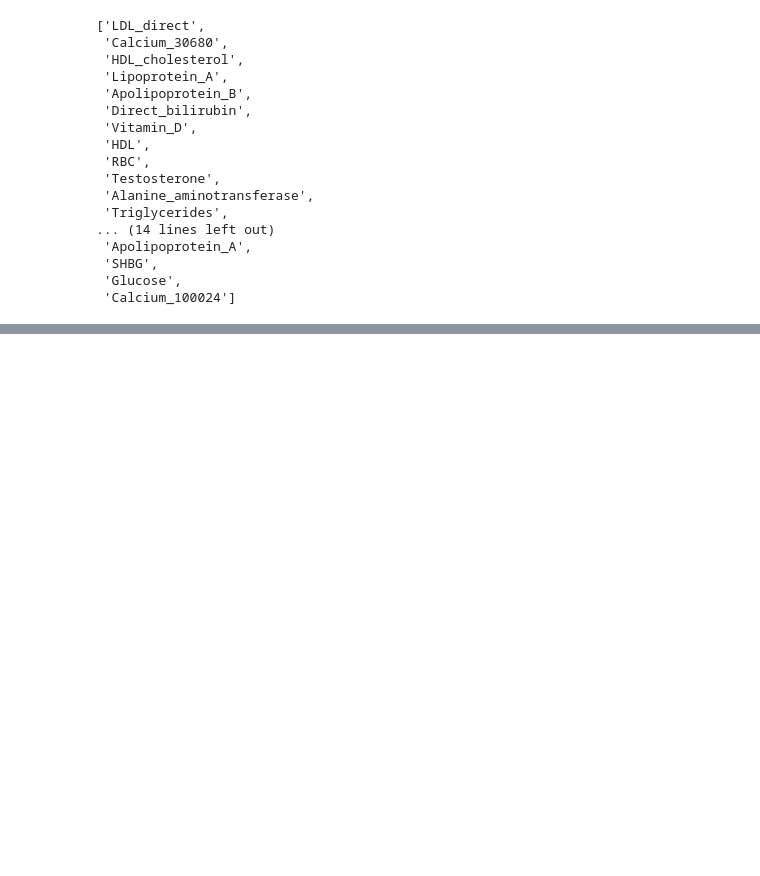
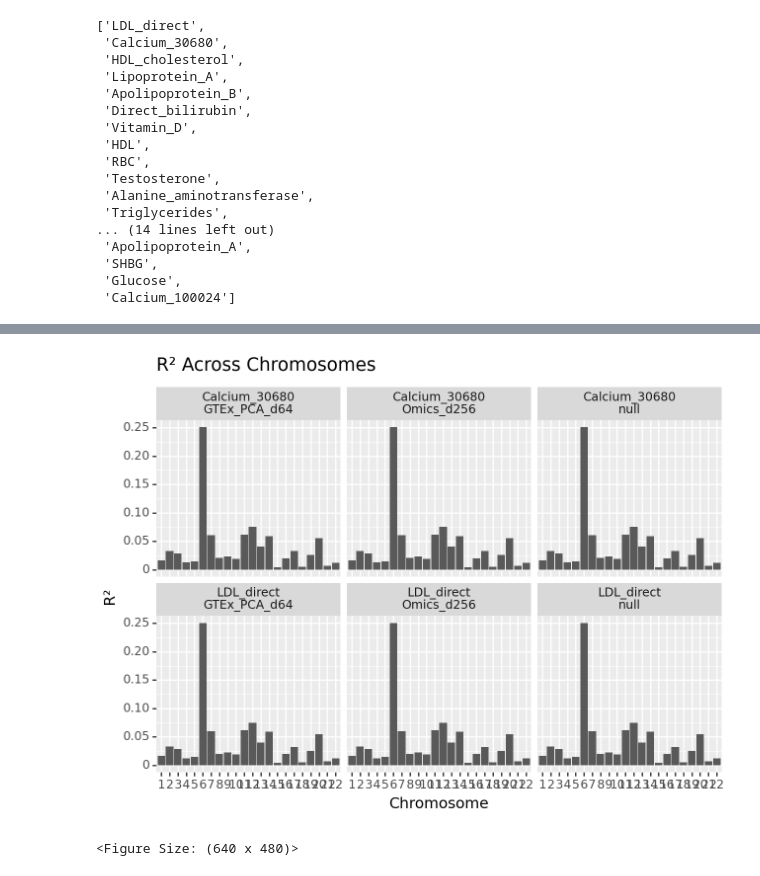
Before and after one commit to niklasbuehler/functional-gene-embeddings, a Jupyter notebook: notebooks/Evaluation.ipynb, the cells around one changed output, grey strips where cells are left out. Drawn from its saved outputs; the diff is of its cells as text; code cells hidden in the pictures; blank space fills up the shorter version.

```diff
--- a/notebooks/Evaluation.ipynb
+++ b/notebooks/Evaluation.ipynb
@@ -125,8 +123,6 @@ def project_Y_back(Ls, res, gene_lists):
         temp = res.set_index("GENE").reindex(gene_lists[i]).reset_index()
 
         LYs.append(pd.DataFrame({"GENE": temp.dropna().GENE,
-                                 "pred_null": np.matmul(L[~temp.pred_LY_null.isna(), :][:, ~temp.pred_LY_null.isna()],
-                                                   temp.dropna().pred_LY_null),
                                  "pred": np.matmul(L[~temp.pred_LY.isna(), :][:, ~temp.pred_LY.isna()],
                                                    temp.dropna().pred_LY),
                                  }))
@@ -239,20 +223,24 @@ def get_results(traits, model_names):
 # %% [markdown]
 ## Plotting
 # %%
-def r2_per_chrom(reg_results):
-    print("Per chrom R2 (full):")
+def r2_per_chrom(results):
 
-    per_chrom_r2 = []
-    for i in range(1, 23):
-        res_tmp = reg_results.query("CHR == @i")
-        r2 = scipy.stats.pearsonr(res_tmp.ZSTAT, res_tmp.pred)[0]**2
-        per_chrom_r2.append(r2)
-        print(r2)
+    plot_data = []
 
-    chromosomes = list(range(1, 23))
-    df = pd.DataFrame({'Chromosome': chromosomes, 'R2': per_chrom_r2})
+    for res in results:
+        per_chrom_r2 = []
+        for i in range(1, 23):
+            res_tmp = reg_results.query("CHR == @i")
+            r2 = scipy.stats.pearsonr(res_tmp.ZSTAT, res_tmp.pred)[0]**2
+            per_chrom_r2.append(r2)
 
-    # Plot R^2 values across chromosomes
-    return (ggplot(df, aes(x='factor(Chromosome)', y='R2')) +
+        chromosomes = list(range(1, 23))
+        df = pd.DataFrame({'trait': res['trait'], 'model': res['name'], 'chrom': chromosomes, 'r2': per_chrom_r2})
+        plot_data.append(df)
+
+    plot_data = pd.concat(plot_data)
+
+    return (ggplot(plot_data, aes(x='factor(chrom)', y='r2')) +
+     facet_wrap(['trait', 'model']) +
      geom_bar(stat='identity') +
-     labs(title='R^2 Across Chromosomes', x='Chromosome', y='R2'))
+     labs(title='R² Across Chromosomes', x='Chromosome', y='R²'))
@@ -387 +368,6 @@ KeyboardInterrupt:
+# %%
+r2_per_chrom(results)
+# %% [output]
+[figure, added]
+<Figure Size: (640 x 480)>
 # %%
```
Also changed, not shown: parts of 31 cells of this notebook.
